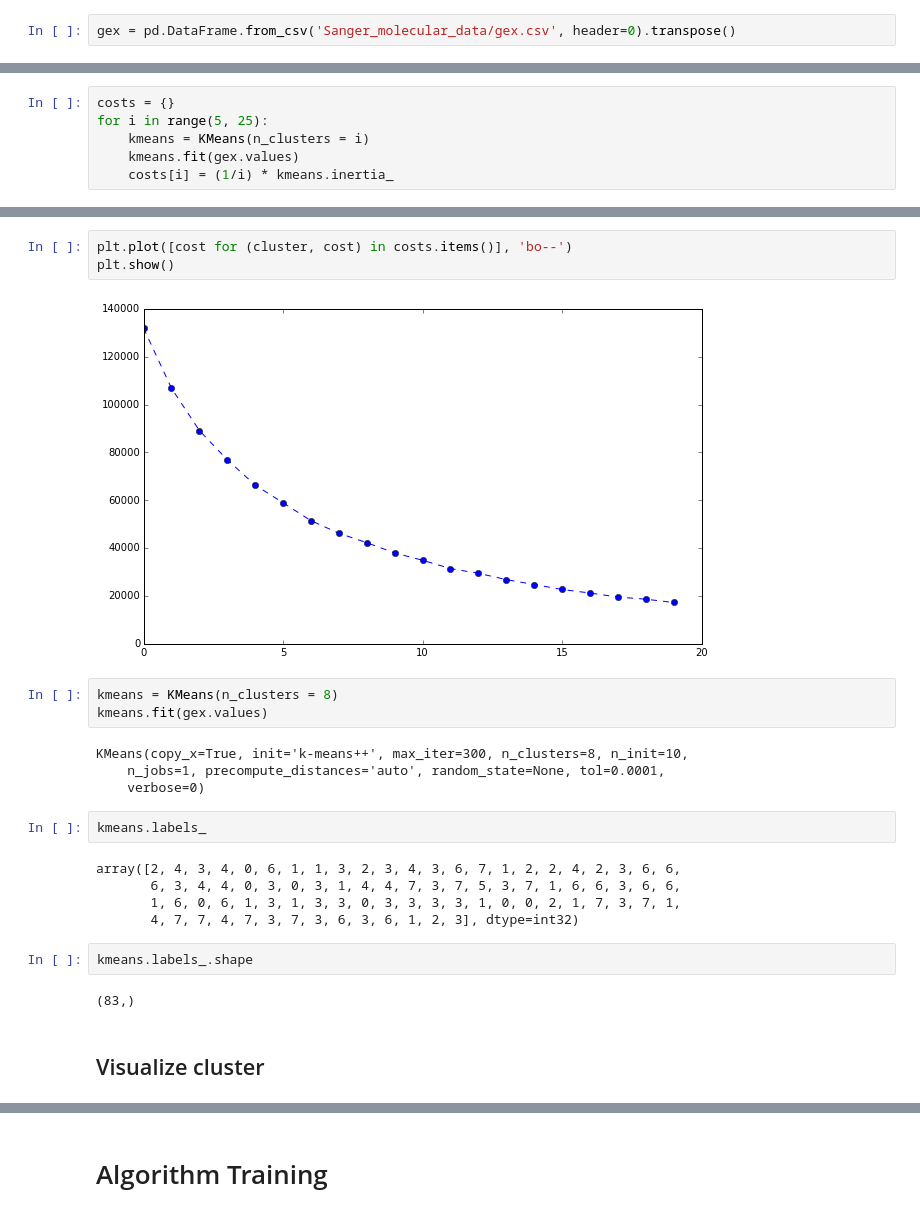
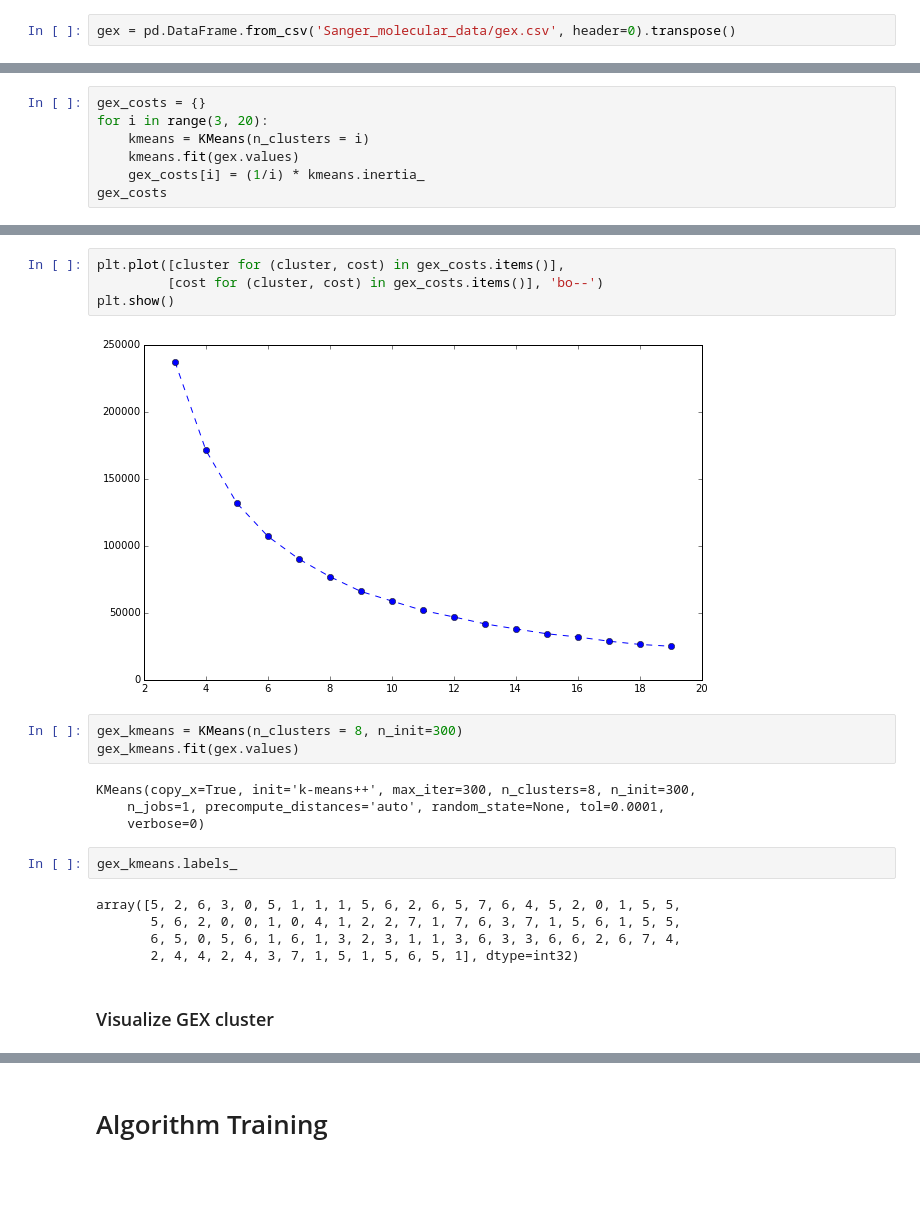
Before and after one commit to joycex99/drug-synergy-modeling, a Jupyter notebook: clustering.ipynb, the cells around one changed output, grey strips where cells are left out. Cells and saved outputs as stored; diff of their text form; blank space fills up the shorter version.

Commit message:
Update clustering

```diff
--- a/clustering.ipynb
+++ b/clustering.ipynb
@@ -36,6 +17,7 @@ gex
 # %%
-costs = {}
-for i in range(5, 25):
+gex_costs = {}
+for i in range(3, 20):
     kmeans = KMeans(n_clusters = i)
     kmeans.fit(gex.values)
-    costs[i] = (1/i) * kmeans.inertia_
+    gex_costs[i] = (1/i) * kmeans.inertia_
+gex_costs
@@ -65,25 +42,22 @@ costs
 # %%
-plt.plot([cost for (cluster, cost) in costs.items()], 'bo--')
+plt.plot([cluster for (cluster, cost) in gex_costs.items()],
+         [cost for (cluster, cost) in gex_costs.items()], 'bo--')
 plt.show()
 # %% [output]
-[figure, old version]
+[figure, new version]
 # %%
-kmeans = KMeans(n_clusters = 8)
-kmeans.fit(gex.values)
+gex_kmeans = KMeans(n_clusters = 8, n_init=300)
+gex_kmeans.fit(gex.values)
 # %% [output]
-KMeans(copy_x=True, init='k-means++', max_iter=300, n_clusters=8, n_init=10,
+KMeans(copy_x=True, init='k-means++', max_iter=300, n_clusters=8, n_init=300,
     n_jobs=1, precompute_distances='auto', random_state=None, tol=0.0001,
     verbose=0)
 # %%
-kmeans.labels_
+gex_kmeans.labels_
 # %% [output]
-array([2, 4, 3, 4, 0, 6, 1, 1, 3, 2, 3, 4, 3, 6, 7, 1, 2, 2, 4, 2, 3, 6, 6,
-       6, 3, 4, 4, 0, 3, 0, 3, 1, 4, 4, 7, 3, 7, 5, 3, 7, 1, 6, 6, 3, 6, 6,
-       1, 6, 0, 6, 1, 3, 1, 3, 3, 0, 3, 3, 3, 3, 1, 0, 0, 2, 1, 7, 3, 7, 1,
-       4, 7, 7, 4, 7, 3, 7, 3, 6, 3, 6, 1, 2, 3], dtype=int32)
+array([5, 2, 6, 3, 0, 5, 1, 1, 1, 5, 6, 2, 6, 5, 7, 6, 4, 5, 2, 0, 1, 5, 5,
+       5, 6, 2, 0, 0, 1, 0, 4, 1, 2, 2, 7, 1, 7, 6, 3, 7, 1, 5, 6, 1, 5, 5,
+       6, 5, 0, 5, 6, 1, 6, 1, 3, 2, 3, 1, 1, 3, 6, 3, 3, 6, 6, 2, 6, 7, 4,
+       2, 4, 4, 2, 4, 3, 7, 1, 5, 1, 5, 6, 5, 1], dtype=int32)
-# %%
-kmeans.labels_.shape
-# %% [output]
-(83,)
 # %% [markdown]
-## Visualize cluster
+### Visualize GEX cluster
```
Also changed, not shown: parts of 60 cells of this notebook, 15 other files.
